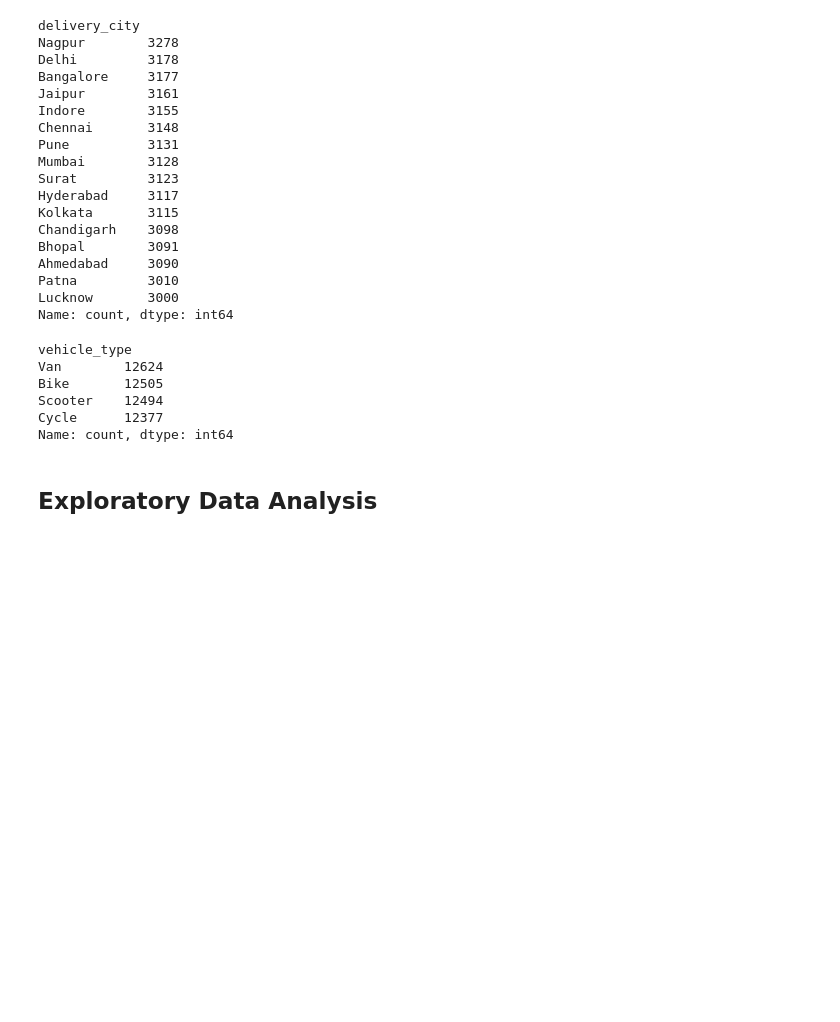
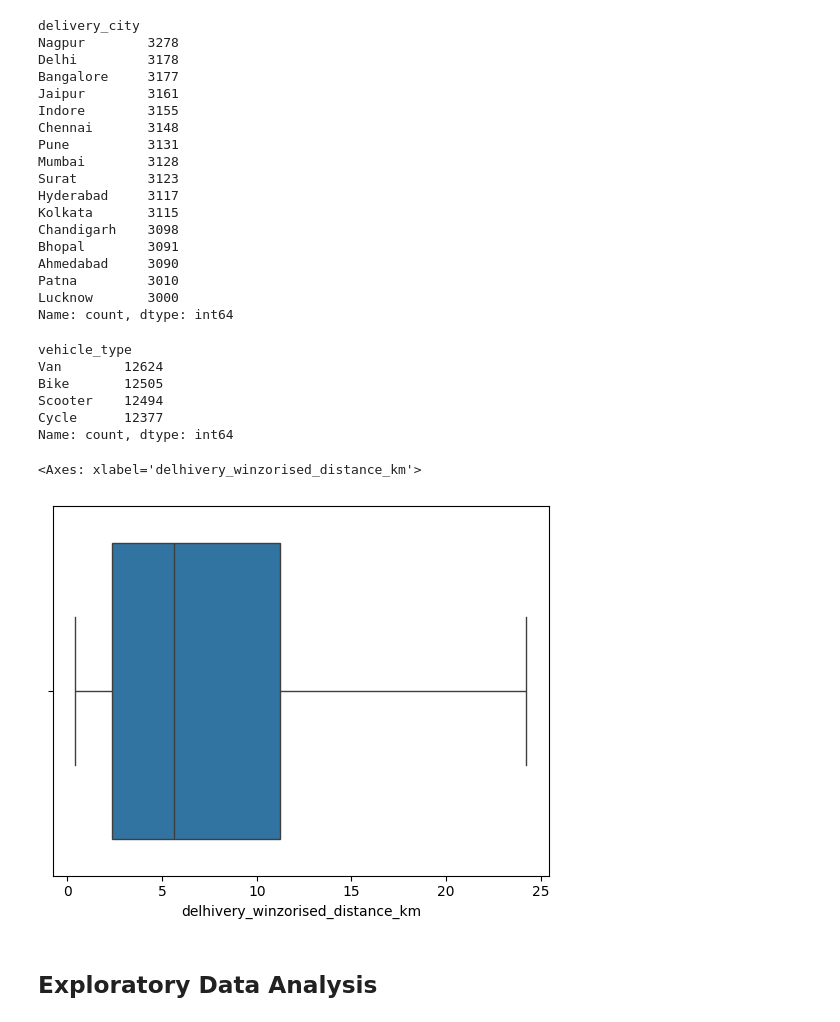
Before and after one commit to omvaja693-create/Amazon-s-Data-Preprocessing-Feature-Engineering, a Jupyter notebook: anazon_analysis.ipynb, the cells around one changed output. Cells and saved outputs as stored; diff of their text form; code cells hidden in the pictures; blank space fills up the shorter version.

```diff
--- a/anazon_analysis.ipynb
+++ b/anazon_analysis.ipynb
@@ -235,3 +235,13 @@ Bike       12505
 Scooter    12494
 Cycle      12377
 Name: count, dtype: int64
+# %%
+lower = df['distance_km'].quantile(0.05)
+upper = df['distance_km'].quantile(0.95)
+
+df['delhivery_winzorised_distance_km'] = df['distance_km'].clip(lower, upper)
+
+sns.boxplot(data=df, x='delhivery_winzorised_distance_km')
+# %% [output]
+<Axes: xlabel='delhivery_winzorised_distance_km'>
+[figure, added]
```
Also changed, not shown: parts of 7 cells of this notebook.
